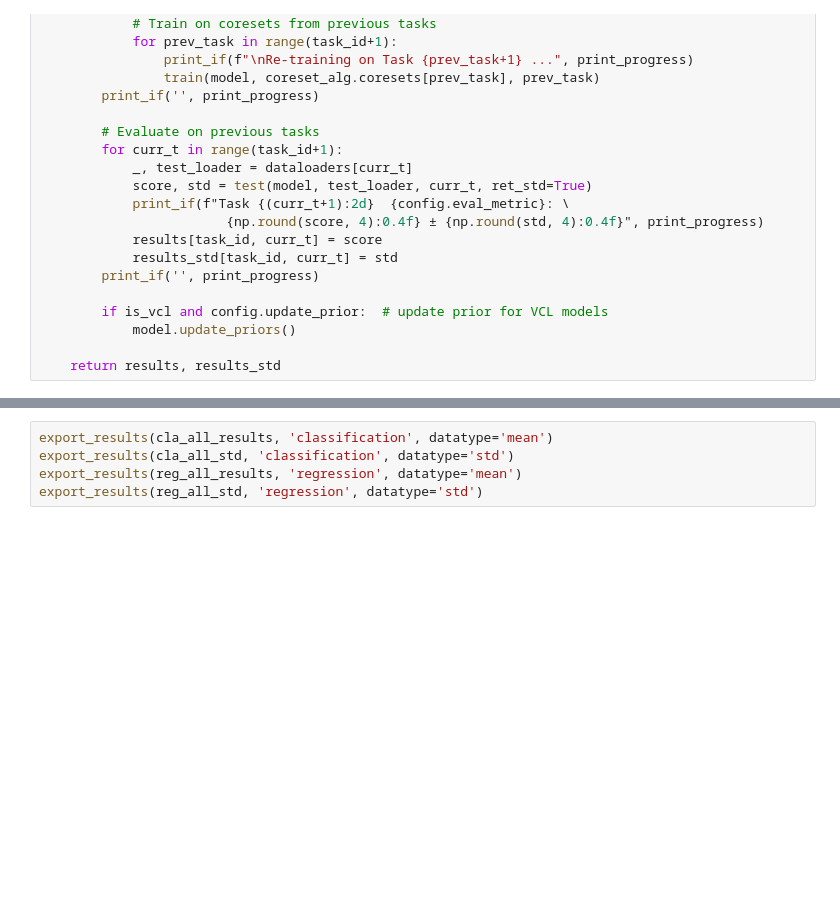
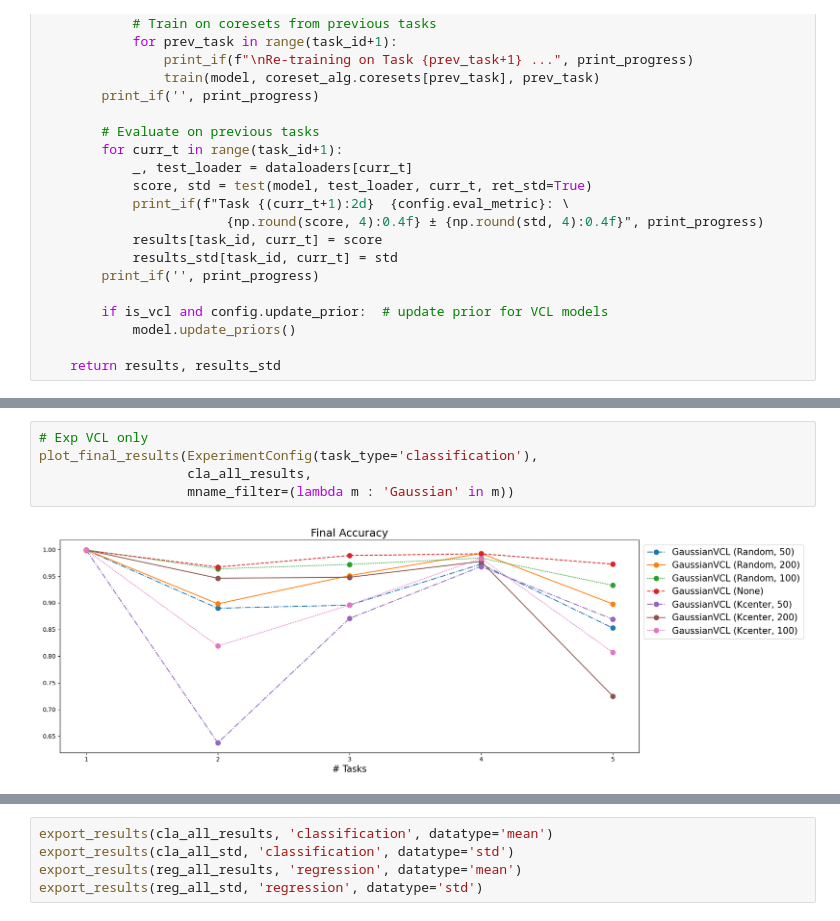
Before and after one commit to 7angel4/VCL-extensions, a Jupyter notebook: experiments.ipynb, the cells around one changed output, grey strips where cells are left out. Cells and saved outputs as stored; diff of their text form; blank space fills up the shorter version.

```diff
--- a/experiments.ipynb
+++ b/experiments.ipynb
@@ -131,2 +149,9 @@ cla_all_results, cla_all_std = run_experiment_multi(configs=configs, task_type='
+# %%
+# Exp VCL only
+plot_final_results(ExperimentConfig(task_type='classification'),
+                   cla_all_results,
+                   mname_filter=(lambda m : 'Gaussian' in m))
+# %% [output]
+[figure, added]
 # %%
 plot_mean_results(ExperimentConfig(task_type='classification'),
```
Also changed, not shown: parts of 20 cells of this notebook, 5 other files.
